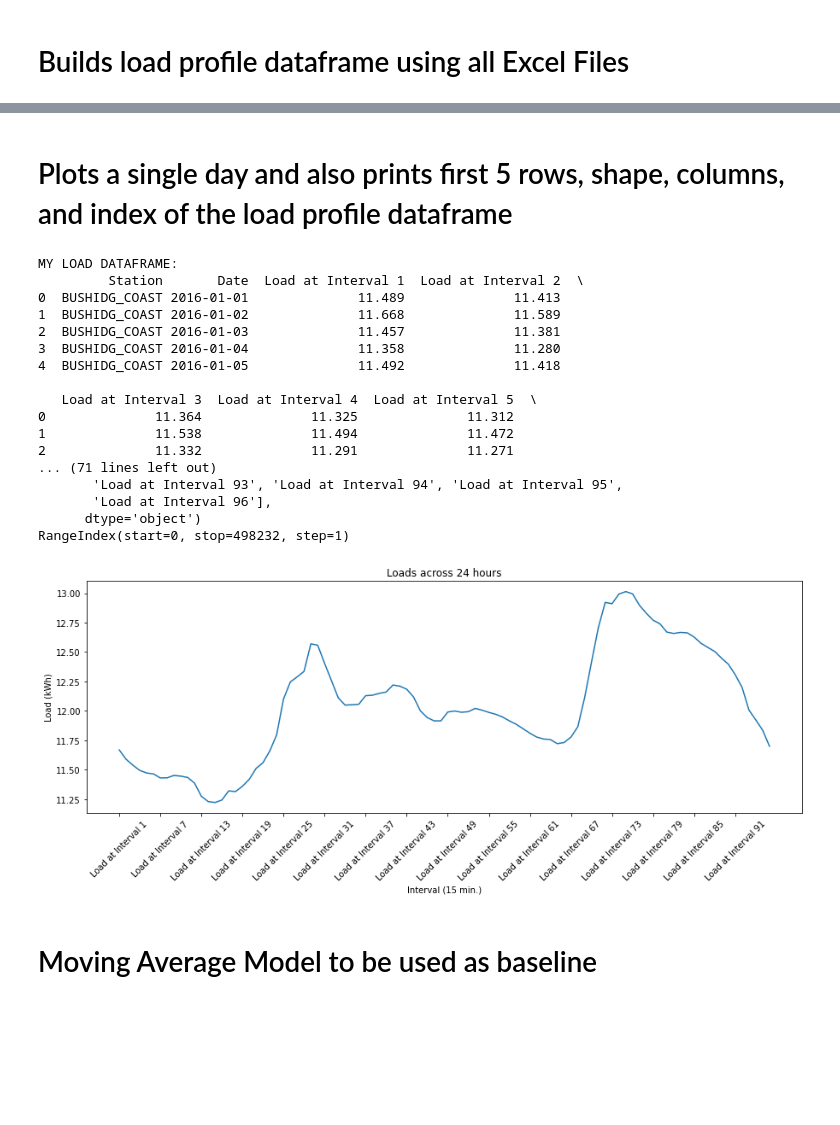
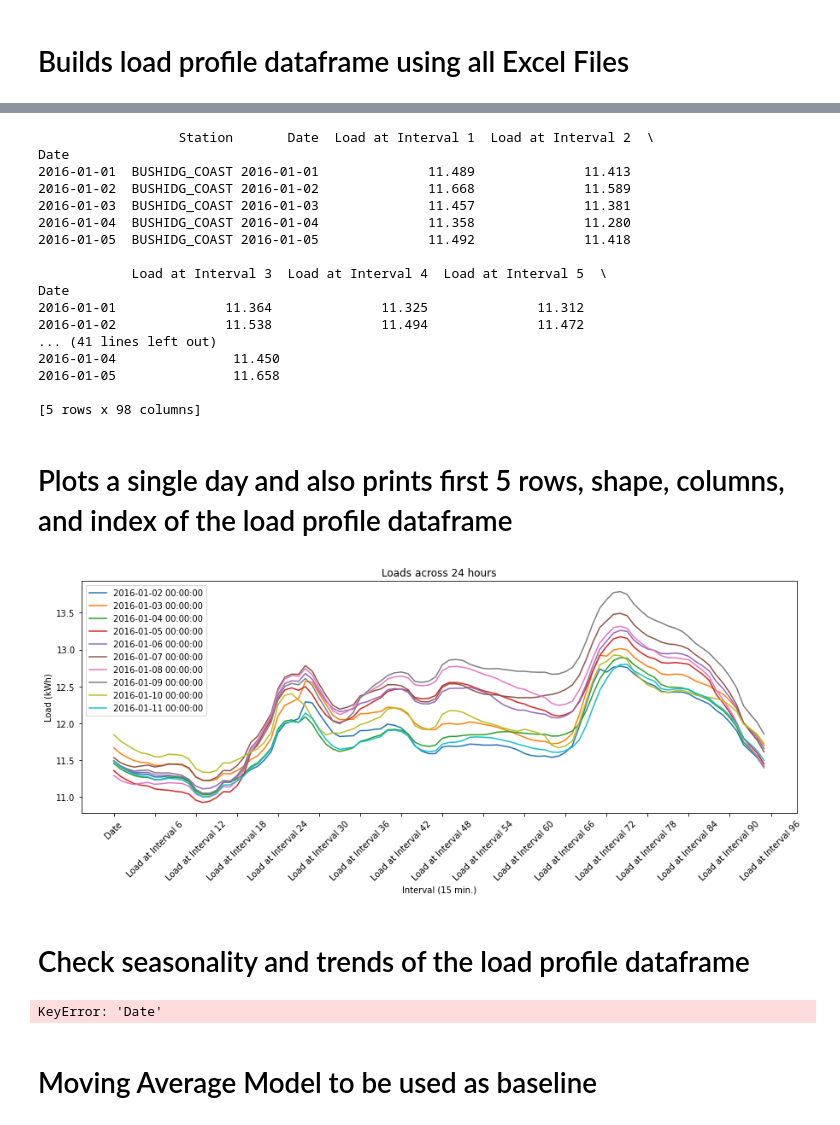
Before and after one commit to AFinney1/dae, a Jupyter notebook: data_analyst_engineer_assessment_Austin.ipynb, the cells around one changed output, grey strips where cells are left out. Drawn from its saved outputs; the diff is of its cells as text; code cells hidden in the pictures; blank space fills up the shorter version.

Commit message:
Added plots,  fixed legend, began season decomp

```diff
--- a/data_analyst_engineer_assessment_Austin.ipynb
+++ b/data_analyst_engineer_assessment_Austin.ipynb
@@ -80,0 +88,22 @@ ImportError: Missing optional dependency 'xlrd'. Install xlrd >= 1.0.0 for Excel
+# %%
+my_load_profiles2 = my_load_profiles.copy()
+my_load_profiles2.index = pd.to_datetime(my_load_profiles2['Date'], unit = 's')
+print(my_load_profiles2.head())
+# %% [output]
+                  Station       Date  Load at Interval 1  Load at Interval 2  \
+Date
+2016-01-01  BUSHIDG_COAST 2016-01-01              11.489              11.413
+2016-01-02  BUSHIDG_COAST 2016-01-02              11.668              11.589
+2016-01-03  BUSHIDG_COAST 2016-01-03              11.457              11.381
+2016-01-04  BUSHIDG_COAST 2016-01-04              11.358              11.280
+2016-01-05  BUSHIDG_COAST 2016-01-05              11.492              11.418
+
+            Load at Interval 3  Load at Interval 4  Load at Interval 5  \
+Date
+2016-01-01              11.364              11.325              11.312
+2016-01-02              11.538              11.494              11.472
+... (41 lines left out)
+2016-01-04               11.450
+2016-01-05               11.658
+
+[5 rows x 98 columns]
@@ -83,43 +114,40 @@ ImportError: Missing optional dependency 'xlrd'. Install xlrd >= 1.0.0 for Excel
 # %%
 '''Plot/Evaluate Data'''
 def plot_load_data(df):
     """
     Plot the load data for each row in the dataframe."""
-    df.drop(df.columns[:2], axis=1, inplace=True)
+    #df.drop(df.columns[:2], axis=1, inplace=True)
     #print(df.head())
     plt.figure(figsize=(15,5))
-    plt.plot(df.iloc[1, :])
+    if "Station" in df.columns:
+        df.drop("Station", axis=1, inplace=True)
+    #df = df.astype(int)
+    for i in range(10):
+        plt.plot(df.iloc[i,1:])
     plt.title("Loads across 24 hours")
     plt.xticks(np.arange(0, len(df.columns), 6), df.columns[::6], rotation=45)
     plt.xlabel("Interval (15 min.)")
     plt.ylabel("Load (kWh)")
+    plt.legend(df["Date"].iloc[1:11])
     plt.show()
     #df.plot()
-print("MY LOAD DATAFRAME: ")
-print(my_load_profiles.head())
-print(my_load_profiles.shape)
+#print("MY LOAD DATAFRAME: ")
+#print(my_load_profiles)
+#print(my_load_profiles.shape)
 #print(my_load_profiles.columns)
 #print(my_load_profiles.index)
-plot_load_data(my_load_profiles)
+plot_load_data(my_load_profiles2)
 # %% [output]
-MY LOAD DATAFRAME:
-         Station       Date  Load at Interval 1  Load at Interval 2  \
-0  BUSHIDG_COAST 2016-01-01              11.489              11.413
-1  BUSHIDG_COAST 2016-01-02              11.668              11.589
-2  BUSHIDG_COAST 2016-01-03              11.457              11.381
-3  BUSHIDG_COAST 2016-01-04              11.358              11.280
-4  BUSHIDG_COAST 2016-01-05              11.492              11.418
-
-   Load at Interval 3  Load at Interval 4  Load at Interval 5  \
-0              11.364              11.325              11.312
-1              11.538              11.494              11.472
-2              11.332              11.291              11.271
-... (71 lines left out)
-       'Load at Interval 93', 'Load at Interval 94', 'Load at Interval 95',
-       'Load at Interval 96'],
-      dtype='object')
-RangeIndex(start=0, stop=498232, step=1)
-[figure, old version]
+[figure, new version]
+# %% [markdown]
+# Check seasonality and trends of the load profile dataframe
+# %%
+my_load_profiles['Date'] = pd.to_datetime(my_load_profiles['Date'], format='%m/%d/%Y')
+decomp = sm.tsa.seasonal_decompose(my_load_profiles, model='additive', period=94)
+fig = decomp.plot()
+matplotlib.rcParams['figure.figsize'] = (15, 5)
+# %% [output]
+KeyError: 'Date'
 # %% [markdown]
 # Moving Average Model to be used as baseline
 # %%
```
Also changed, not shown: parts of 8 cells of this notebook, 1 other file.
